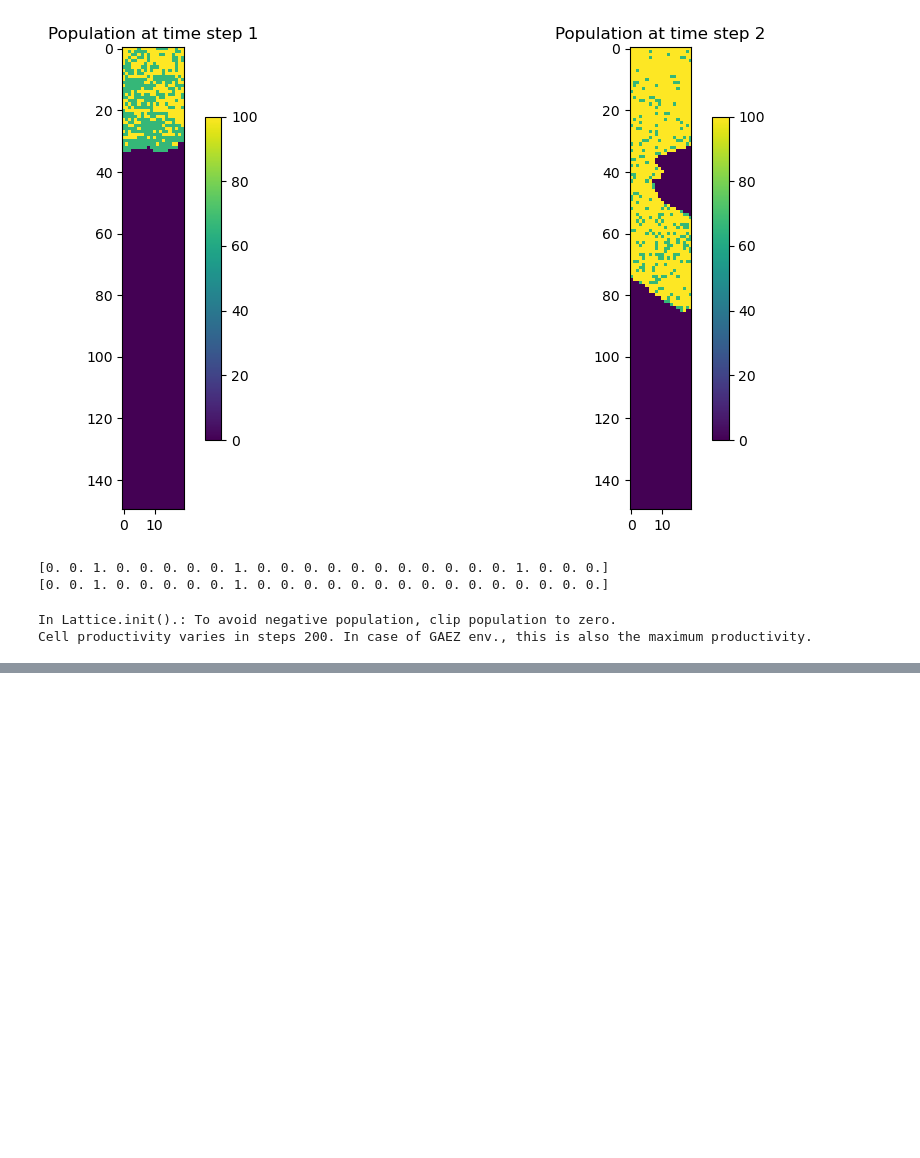
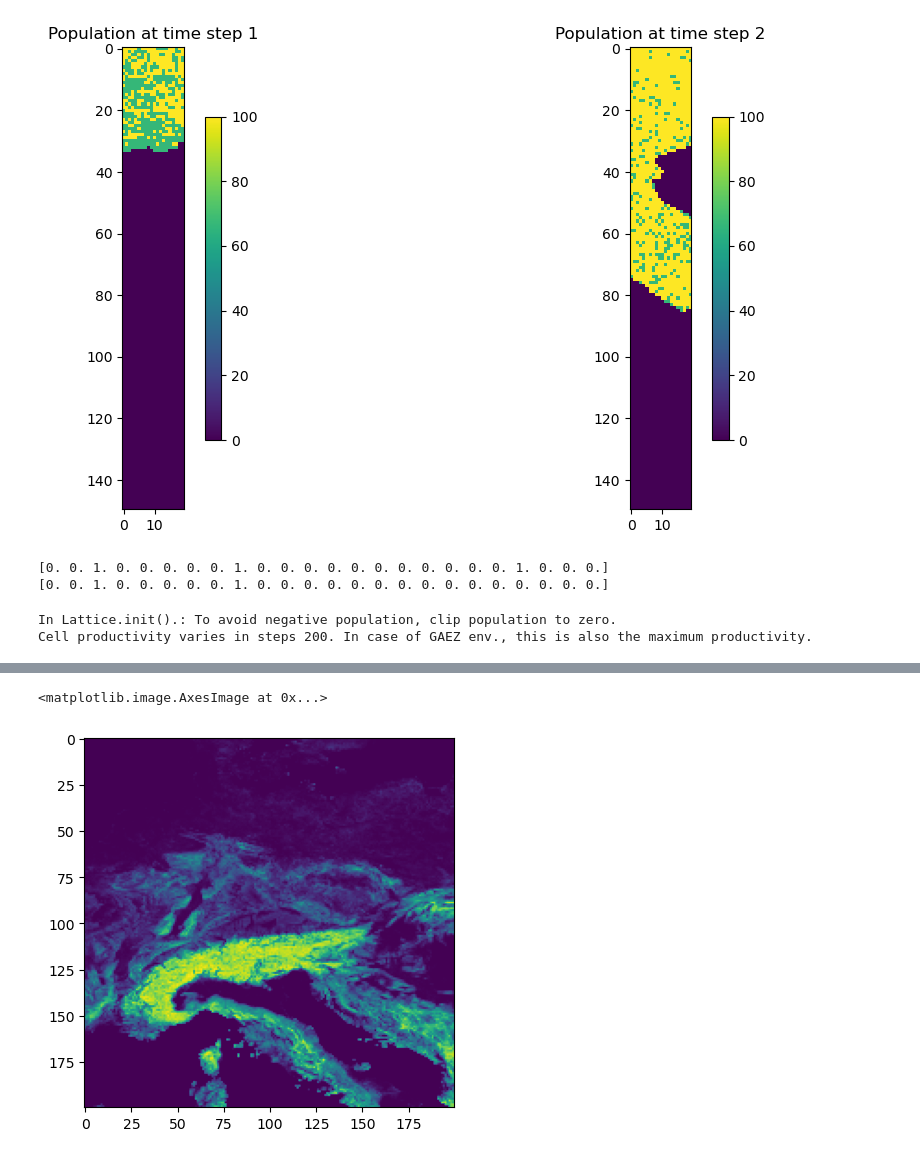
Before and after one commit to LeoKonzett/csh-vienna-abm, a Jupyter notebook: cluster_environment.ipynb, the cells around one changed output, grey strips where cells are left out. Drawn from its saved outputs; the diff is of its cells as text; code cells hidden in the pictures; blank space fills up the shorter version.

```diff
--- a/cluster_environment.ipynb
+++ b/cluster_environment.ipynb
@@ -287,0 +320,34 @@ Cell productivity varies in steps 200. In case of GAEZ env., this is also the ma
+# %%
+# Get weighted elevation average
+
+names = ["Gaez_ShareOfClass_58_Range.tif", "Gaez_ShareOfClass_816_Range.tif", "Gaez_ShareOfClass_1630_Range.tif",
+         "Gaez_ShareOfClass_3045_Range.tif", "Gaez_ShareOfClass_45More_Range.tif"]
+
+elevations_median = [(8 + 5) / 2, (8 + 16) / 2, (16 + 30) / 2, (30 + 45) / 2, 50]  # order must match names
+
+data_sets = []
+
+for fn in names:
+    gaez_data = gaez_data_loader.GlobalAezV4()
+    gaez_data.load(os.path.join(data_dir, fn), idx=0, verbose=False)
+    gaez_data.set_woi(r0=400, c0=2200, n_rows=200, n_cols=200)
+
+    share_class_data = np.copy(gaez_data._array)
+
+    test_mask = share_class_data < 0  # water areas
+    share_class_data[test_mask] = 0
+
+    data_sets.append(share_class_data)
+# %%
+weighted_elevation = np.zeros_like(data_sets[0])
+
+for median_slope, data in zip(elevations_median, data_sets):  # weighted sum
+    weighted_elevation += median_slope * data
+
+# normalize
+elevation_penalties = weighted_elevation / np.amax(weighted_elevation)
+
+plt.imshow(elevation_penalties)
+# %% [output]
+<matplotlib.image.AxesImage at 0x...>
+[figure, added]
```
Also changed, not shown: parts of 2 cells of this notebook.
